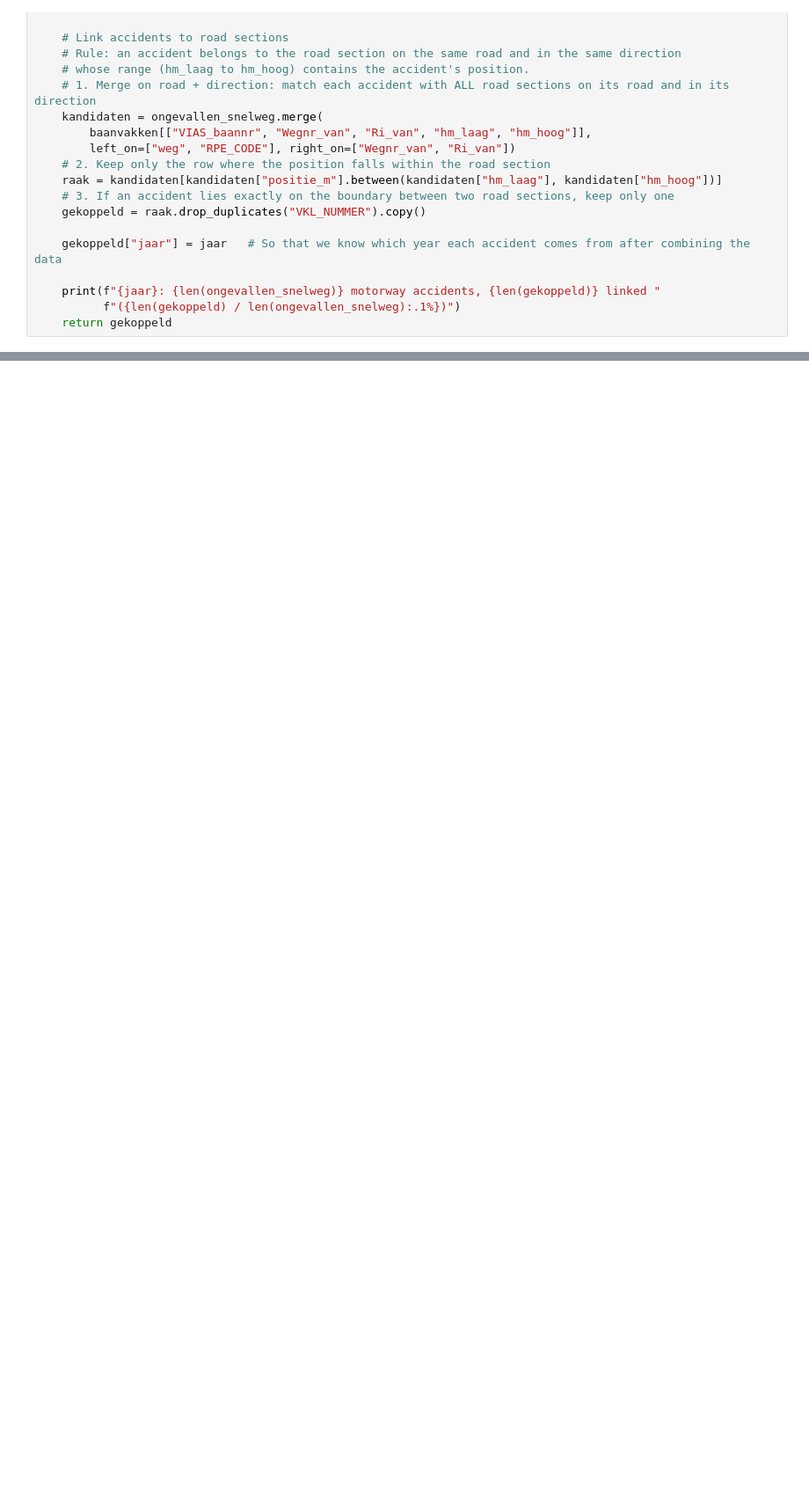
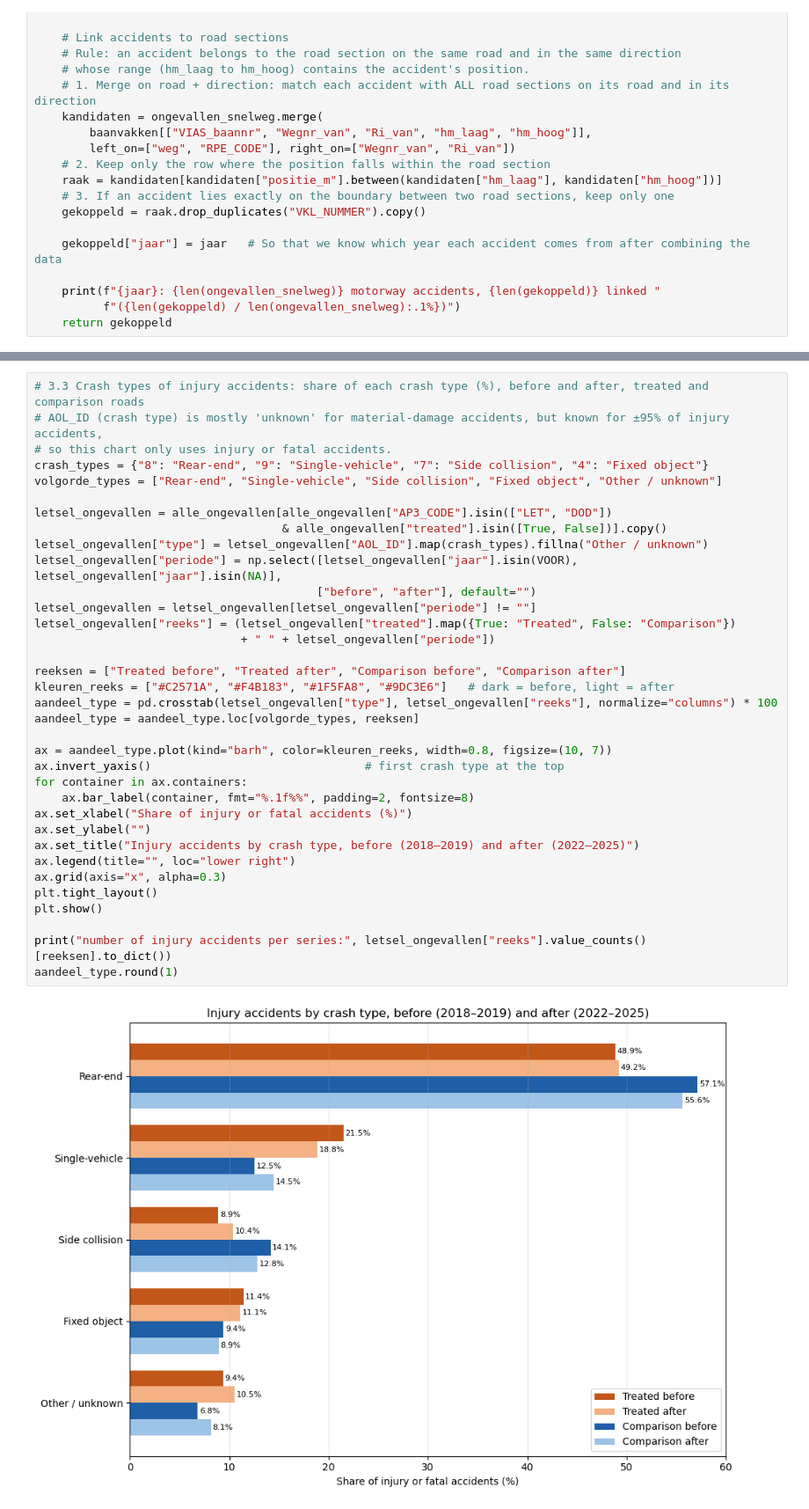
Before and after one commit to RoosPlaum/programming_project, a Jupyter notebook: data_exploration_Teun.ipynb, the cells around one changed output, grey strips where cells are left out. Shown at 88% size. Drawn from its saved outputs; the diff is of its cells as text; blank space fills up the shorter version.

```diff
--- a/data_exploration_Teun.ipynb
+++ b/data_exploration_Teun.ipynb
@@ -626,0 +888,37 @@ did_tabel
+# %%
+# 3.3 Crash types of injury accidents: share of each crash type (%), before and after, treated and comparison roads
+# AOL_ID (crash type) is mostly 'unknown' for material-damage accidents, but known for ±95% of injury accidents,
+# so this chart only uses injury or fatal accidents.
+crash_types = {"8": "Rear-end", "9": "Single-vehicle", "7": "Side collision", "4": "Fixed object"}
+volgorde_types = ["Rear-end", "Single-vehicle", "Side collision", "Fixed object", "Other / unknown"]
+
+letsel_ongevallen = alle_ongevallen[alle_ongevallen["AP3_CODE"].isin(["LET", "DOD"])
+                                    & alle_ongevallen["treated"].isin([True, False])].copy()
+letsel_ongevallen["type"] = letsel_ongevallen["AOL_ID"].map(crash_types).fillna("Other / unknown")
+letsel_ongevallen["periode"] = np.select([letsel_ongevallen["jaar"].isin(VOOR), letsel_ongevallen["jaar"].isin(NA)],
+                                         ["before", "after"], default="")
+letsel_ongevallen = letsel_ongevallen[letsel_ongevallen["periode"] != ""]
+letsel_ongevallen["reeks"] = (letsel_ongevallen["treated"].map({True: "Treated", False: "Comparison"})
+                              + " " + letsel_ongevallen["periode"])
+
+reeksen = ["Treated before", "Treated after", "Comparison before", "Comparison after"]
+kleuren_reeks = ["#C2571A", "#F4B183", "#1F5FA8", "#9DC3E6"]   # dark = before, light = after
+aandeel_type = pd.crosstab(letsel_ongevallen["type"], letsel_ongevallen["reeks"], normalize="columns") * 100
+aandeel_type = aandeel_type.loc[volgorde_types, reeksen]
+
+ax = aandeel_type.plot(kind="barh", color=kleuren_reeks, width=0.8, figsize=(10, 7))
+ax.invert_yaxis()                               # first crash type at the top
+for container in ax.containers:
+    ax.bar_label(container, fmt="%.1f%%", padding=2, fontsize=8)
+ax.set_xlabel("Share of injury or fatal accidents (%)")
+ax.set_ylabel("")
+ax.set_title("Injury accidents by crash type, before (2018–2019) and after (2022–2025)")
+ax.legend(title="", loc="lower right")
+ax.grid(axis="x", alpha=0.3)
+plt.tight_layout()
+plt.show()
+
+print("number of injury accidents per series:", letsel_ongevallen["reeks"].value_counts()[reeksen].to_dict())
+aandeel_type.round(1)
+# %% [output]
+[figure, added]
```
Also changed, not shown: parts of 22 cells of this notebook.
